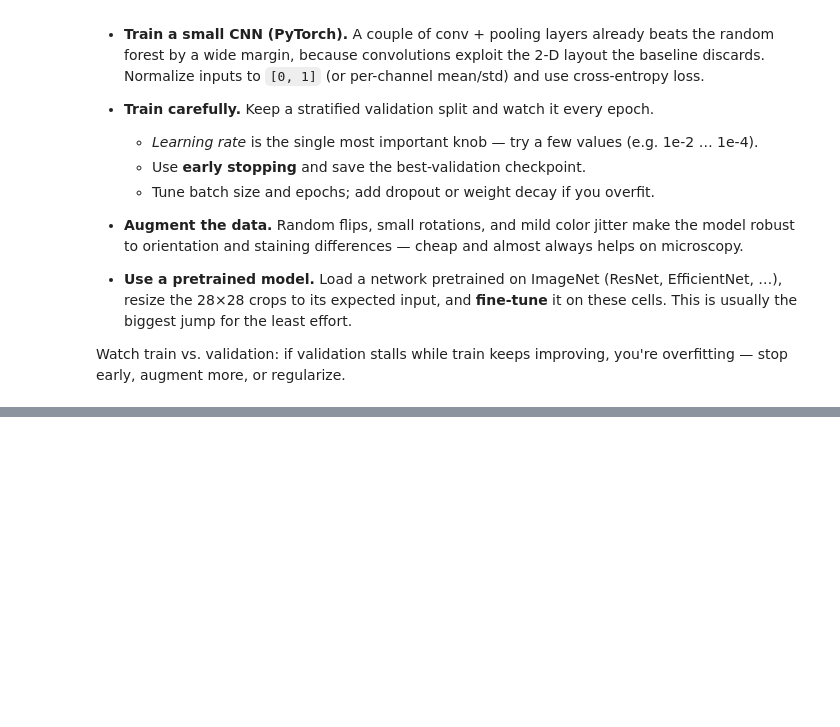
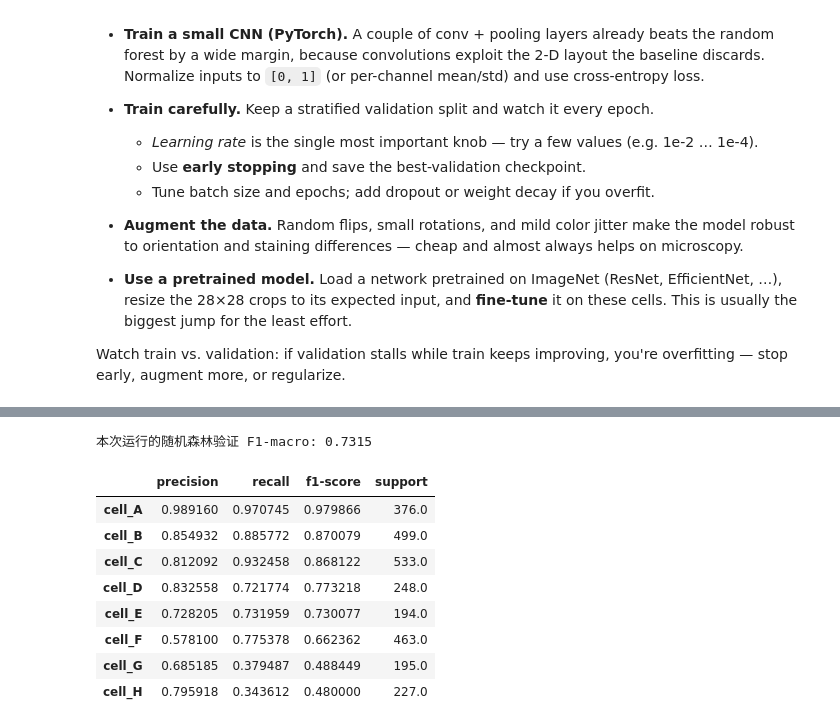
Before and after one commit to hanshunyi0-cyber/mlp-s5-case-study, a Jupyter notebook: website/public/modules/ms2a-machine-learning-practice/challenges/mlp-s5-blood-cells.ipynb, the cells around one changed output, grey strips where cells are left out. Saved outputs shown, nothing was run; the diff lists cells and outputs as text; code cells hidden in the pictures; blank space fills up the shorter version.

```diff
--- a/website/public/modules/ms2a-machine-learning-practice/challenges/mlp-s5-blood-cells.ipynb
+++ b/website/public/modules/ms2a-machine-learning-practice/challenges/mlp-s5-blood-cells.ipynb
@@ -156,0 +245,23 @@ overfitting — stop early, augment more, or regularize.
+# %%
+X = train_images.reshape(len(train_images), -1) / 255.0
+baseline = RandomForestClassifier(n_estimators=200, n_jobs=-1, random_state=SEED)
+baseline.fit(X[train_idx], y[train_idx])
+baseline_pred = baseline.predict(X[val_idx])
+baseline_f1 = f1_score(y[val_idx], baseline_pred, average='macro')
+print(f'本次运行的随机森林验证 F1-macro: {baseline_f1:.4f}')
+baseline_report = classification_report(
+    y[val_idx], baseline_pred, labels=np.arange(len(classes)),
+    target_names=classes, output_dict=True, zero_division=0
+)
+display(pd.DataFrame(baseline_report).T.loc[classes, ['precision', 'recall', 'f1-score', 'support']])
+# %% [output]
+本次运行的随机森林验证 F1-macro: 0.7315
+|  | precision | recall | f1-score | support |
+| cell_A | 0.989160 | 0.970745 | 0.979866 | 376.0 |
+| cell_B | 0.854932 | 0.885772 | 0.870079 | 499.0 |
+| cell_C | 0.812092 | 0.932458 | 0.868122 | 533.0 |
+| cell_D | 0.832558 | 0.721774 | 0.773218 | 248.0 |
+| cell_E | 0.728205 | 0.731959 | 0.730077 | 194.0 |
+| cell_F | 0.578100 | 0.775378 | 0.662362 | 463.0 |
+| cell_G | 0.685185 | 0.379487 | 0.488449 | 195.0 |
+| cell_H | 0.795918 | 0.343612 | 0.480000 | 227.0 |
```
Also changed, not shown: parts of 11 cells of this notebook.
